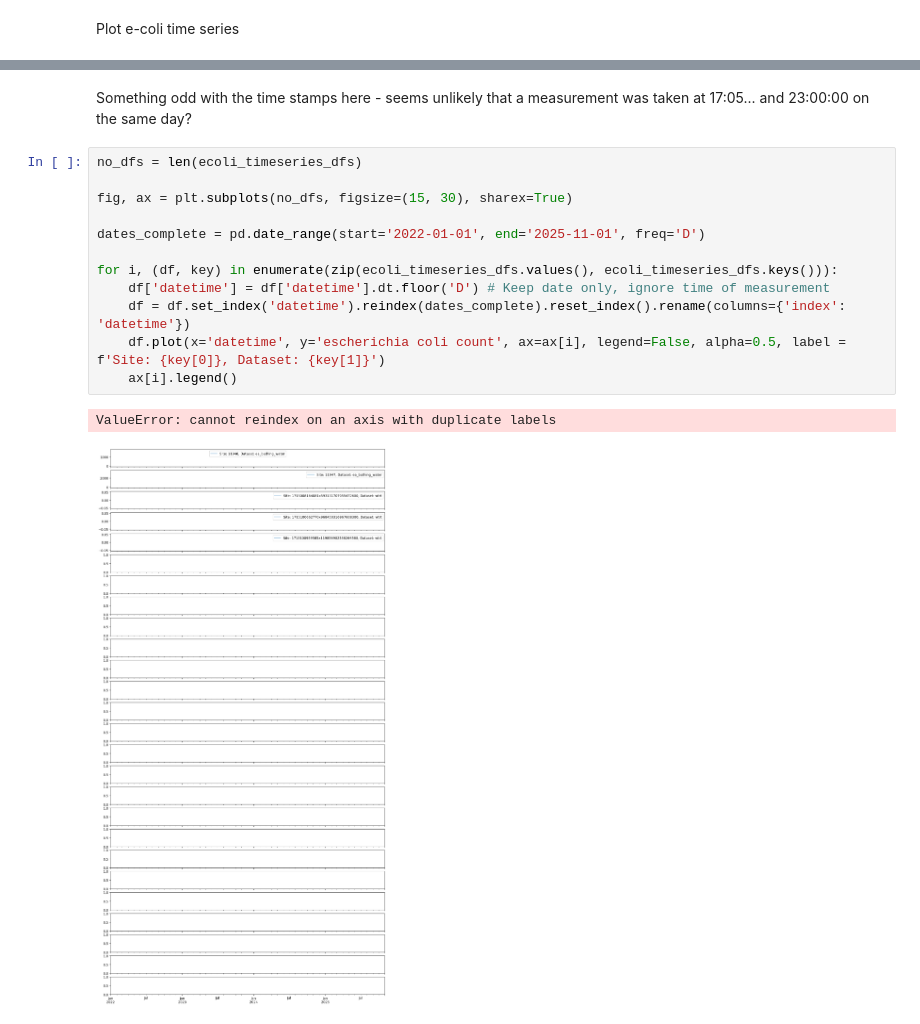
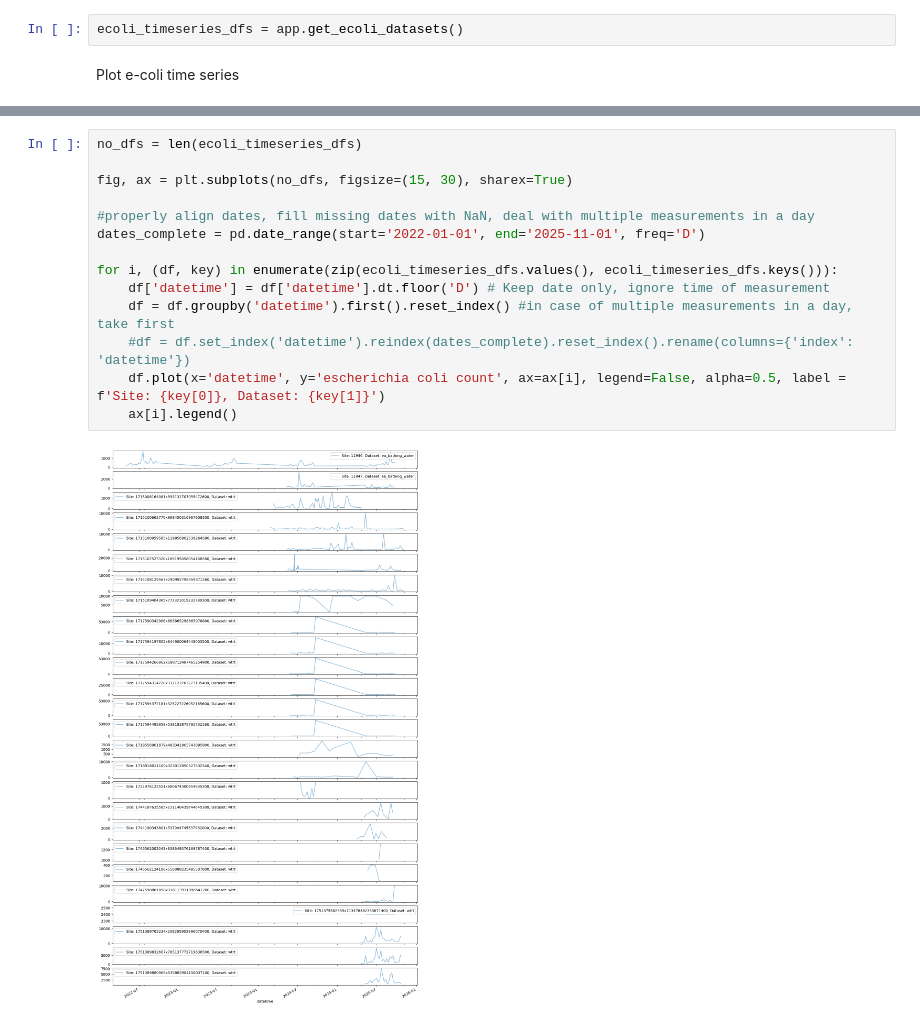
Before and after one commit to jeannielynnmoulton/swimming-safety-prediction, a Jupyter notebook: analysing_data.ipynb, the cells around one changed output, grey strips where cells are left out. Cells and saved outputs as stored; diff of their text form.

```diff
--- a/analysing_data.ipynb
+++ b/analysing_data.ipynb
@@ -84,2 +14,4 @@ Error for site 1743499042454x452904883018006500 dataset wtrt: 'datetime'
+# %%
+ecoli_timeseries_dfs = app.get_ecoli_datasets()
 # %% [markdown]
 Plot e-coli time series
@@ -100,17 +18,16 @@ ecoli_timeseries_dfs[('1715107523320x189195058054168580', 'wtrt')].head(10)
-# %% [markdown]
-Something odd with the time stamps here - seems unlikely that a measurement was taken at 17:05... and 23:00:00 on the same day?
 # %%
 no_dfs = len(ecoli_timeseries_dfs)
 
 fig, ax = plt.subplots(no_dfs, figsize=(15, 30), sharex=True)
 
+#properly align dates, fill missing dates with NaN, deal with multiple measurements in a day
 dates_complete = pd.date_range(start='2022-01-01', end='2025-11-01', freq='D')
 
 for i, (df, key) in enumerate(zip(ecoli_timeseries_dfs.values(), ecoli_timeseries_dfs.keys())):
     df['datetime'] = df['datetime'].dt.floor('D') # Keep date only, ignore time of measurement
-    df = df.set_index('datetime').reindex(dates_complete).reset_index().rename(columns={'index': 'datetime'})
+    df = df.groupby('datetime').first().reset_index() #in case of multiple measurements in a day, take first
+    #df = df.set_index('datetime').reindex(dates_complete).reset_index().rename(columns={'index': 'datetime'})
     df.plot(x='datetime', y='escherichia coli count', ax=ax[i], legend=False, alpha=0.5, label = f'Site: {key[0]}, Dataset: {key[1]}')
     ax[i].legend()
 # %% [output]
-ValueError: cannot reindex on an axis with duplicate labels
-[figure, old version]
+[figure, new version]
```
Also changed, not shown: parts of 4 cells of this notebook.
